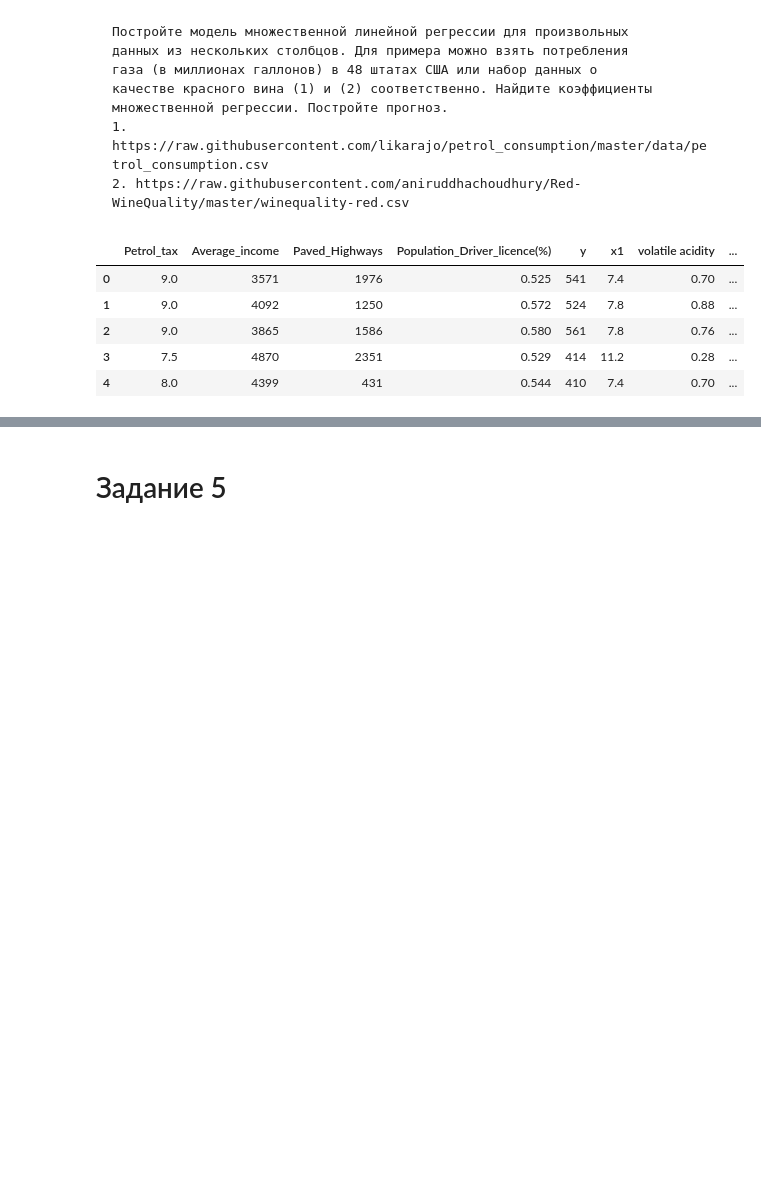
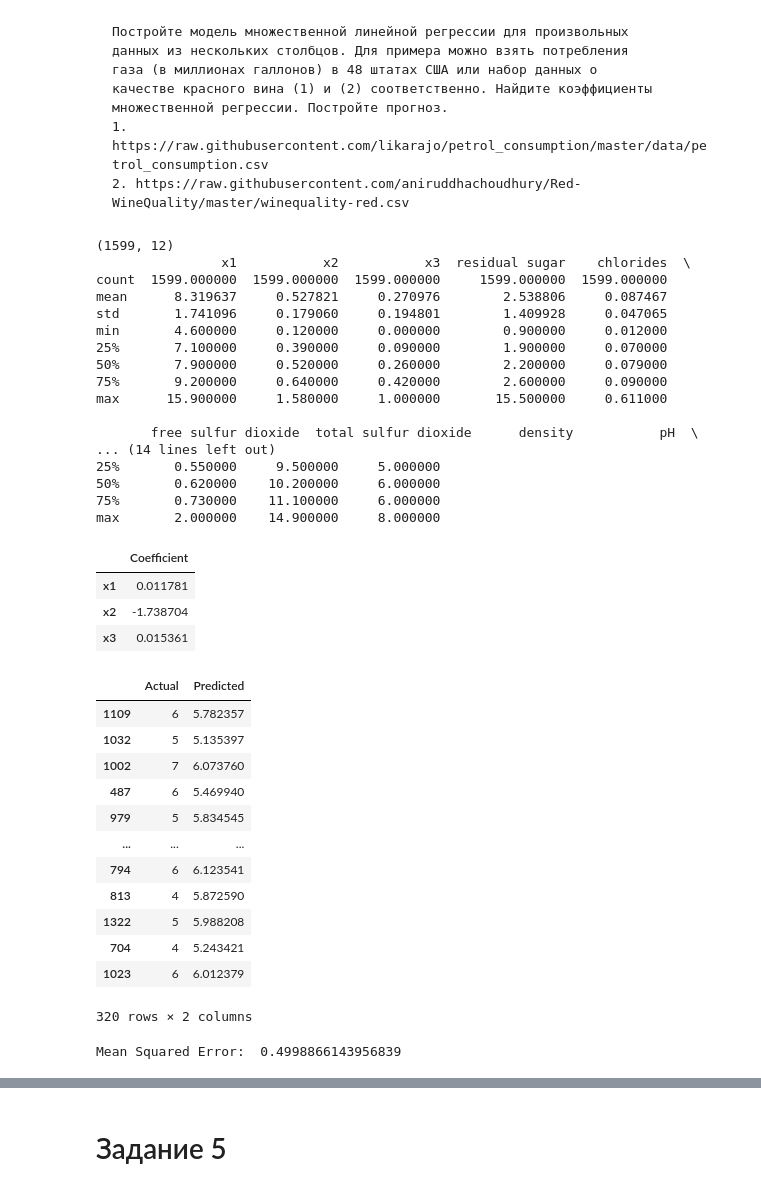
Before and after one commit to rubicus3/mirea-collection, a Jupyter notebook: 2-семестр/Системы искуственого интелекта/Workbook4.ipynb, the cells around one changed output, grey strips where cells are left out. Drawn from its saved outputs; the diff is of its cells as text; code cells hidden in the pictures; blank space fills up the shorter version.

```diff
--- a/2-семестр/Системы искуственого интелекта/Workbook4.ipynb
+++ b/2-семестр/Системы искуственого интелекта/Workbook4.ipynb
@@ -165,29 +165,71 @@ trol_consumption.csv
 # %%
 import pandas as pd
 import numpy as np
 import matplotlib.pyplot as plt
 import seaborn as seabornInstance
 from sklearn.model_selection import train_test_split
 from sklearn.linear_model import LinearRegression
 from sklearn import metrics
 
-url = 'https://raw.githubusercontent.com/likarajo/petrol_consumption/master/data/petrol_consumption.csv'
-df1 = pd.read_csv(url)
-
 url = 'https://raw.githubusercontent.com/aniruddhachoudhury/Red-Wine-Quality/master/winequality-red.csv'
 df2 = pd.read_csv(url)
 
+df2 = df2.rename(columns = {'fixed acidity':'x1', 'volatile acidity': 'x2', 'citric acid':'x3', 'quality':'y'}, inplace = False)
 
-df1 = df1.rename(columns = {'Petrol_Consumption':'y'}, inplace = False)
-df2 = df2.rename(columns = {'fixed acidity':'x1', 'residual sugar': 'x2', 'free sulfur dioxide':'x3'}, inplace = False)
+frames = [df2]
+dataset = pd.concat([df2], axis = 1, join = "inner")
+dataset.head()
 
-frames = [df1,df2]
-dataset = pd.concat([df1,df2], axis = 1, join = "inner")
-dataset.head()
+print(dataset.shape)
+print(dataset.describe())
+
+X = dataset[['x1','x2','x3']]
+y = dataset['y']
+X_train, X_test, y_train, y_test = train_test_split(X,y,test_size = 0.2, random_state = 0)
+
+regressor = LinearRegression()
+regressor.fit(X_train, y_train)
+coeff_df = pd.DataFrame(regressor.coef_, X.columns, columns=['Coefficient'])
+display(coeff_df)
+
+y_pred = regressor.predict(X_test)
+df = pd.DataFrame({'Actual': y_test, 'Predicted': y_pred})
+display(df)
+
+print('Mean Squared Error: ', metrics.mean_squared_error(y_test, y_pred))
 # %% [output]
+(1599, 12)
+                x1           x2           x3  residual sugar    chlorides  \
+count  1599.000000  1599.000000  1599.000000     1599.000000  1599.000000
+mean      8.319637     0.527821     0.270976        2.538806     0.087467
+std       1.741096     0.179060     0.194801        1.409928     0.047065
+min       4.600000     0.120000     0.000000        0.900000     0.012000
+25%       7.100000     0.390000     0.090000        1.900000     0.070000
+50%       7.900000     0.520000     0.260000        2.200000     0.079000
+75%       9.200000     0.640000     0.420000        2.600000     0.090000
+max      15.900000     1.580000     1.000000       15.500000     0.611000
+
+       free sulfur dioxide  total sulfur dioxide      density           pH  \
+... (14 lines left out)
+25%       0.550000     9.500000     5.000000
+50%       0.620000    10.200000     6.000000
+75%       0.730000    11.100000     6.000000
+max       2.000000    14.900000     8.000000
-|  | Petrol_tax | Average_income | Paved_Highways | Population_Driver_licence(%) | y | x1 | volatile acidity | ... |
-| 0 | 9.0 | 3571 | 1976 | 0.525 | 541 | 7.4 | 0.70 | ... |
-| 1 | 9.0 | 4092 | 1250 | 0.572 | 524 | 7.8 | 0.88 | ... |
-| 2 | 9.0 | 3865 | 1586 | 0.580 | 561 | 7.8 | 0.76 | ... |
-| 3 | 7.5 | 4870 | 2351 | 0.529 | 414 | 11.2 | 0.28 | ... |
-| 4 | 8.0 | 4399 | 431 | 0.544 | 410 | 7.4 | 0.70 | ... |
+|  | Coefficient |
+| x1 | 0.011781 |
+| x2 | -1.738704 |
+| x3 | 0.015361 |
+|  | Actual | Predicted |
+| 1109 | 6 | 5.782357 |
+| 1032 | 5 | 5.135397 |
+| 1002 | 7 | 6.073760 |
+| 487 | 6 | 5.469940 |
+| 979 | 5 | 5.834545 |
+| ... | ... | ... |
+| 794 | 6 | 6.123541 |
+| 813 | 4 | 5.872590 |
+| 1322 | 5 | 5.988208 |
+| 704 | 4 | 5.243421 |
+| 1023 | 6 | 6.012379 |
+320 rows × 2 columns
+Mean Squared Error:  0.4998866143956839
```
Also changed, not shown: parts of 4 cells of this notebook.
